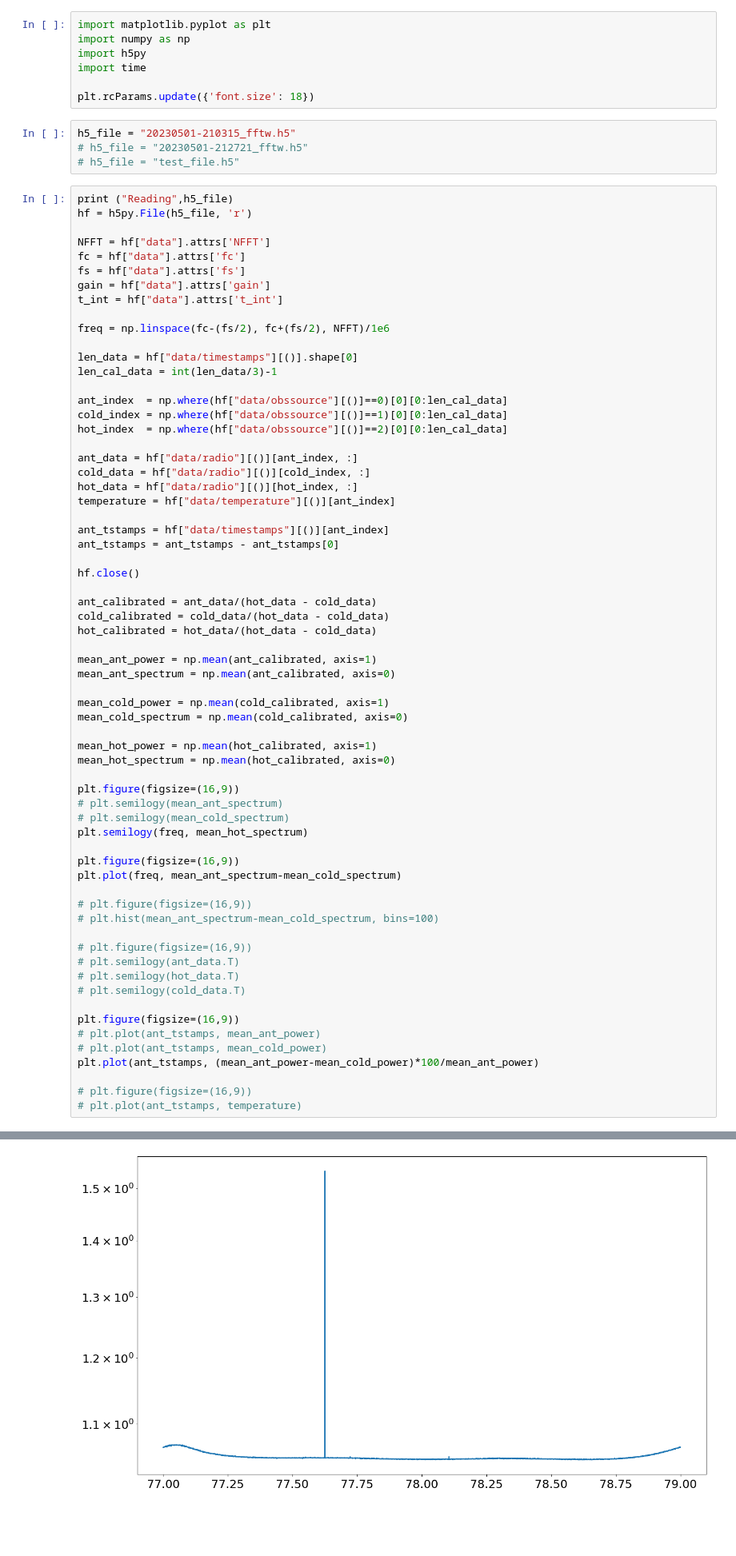
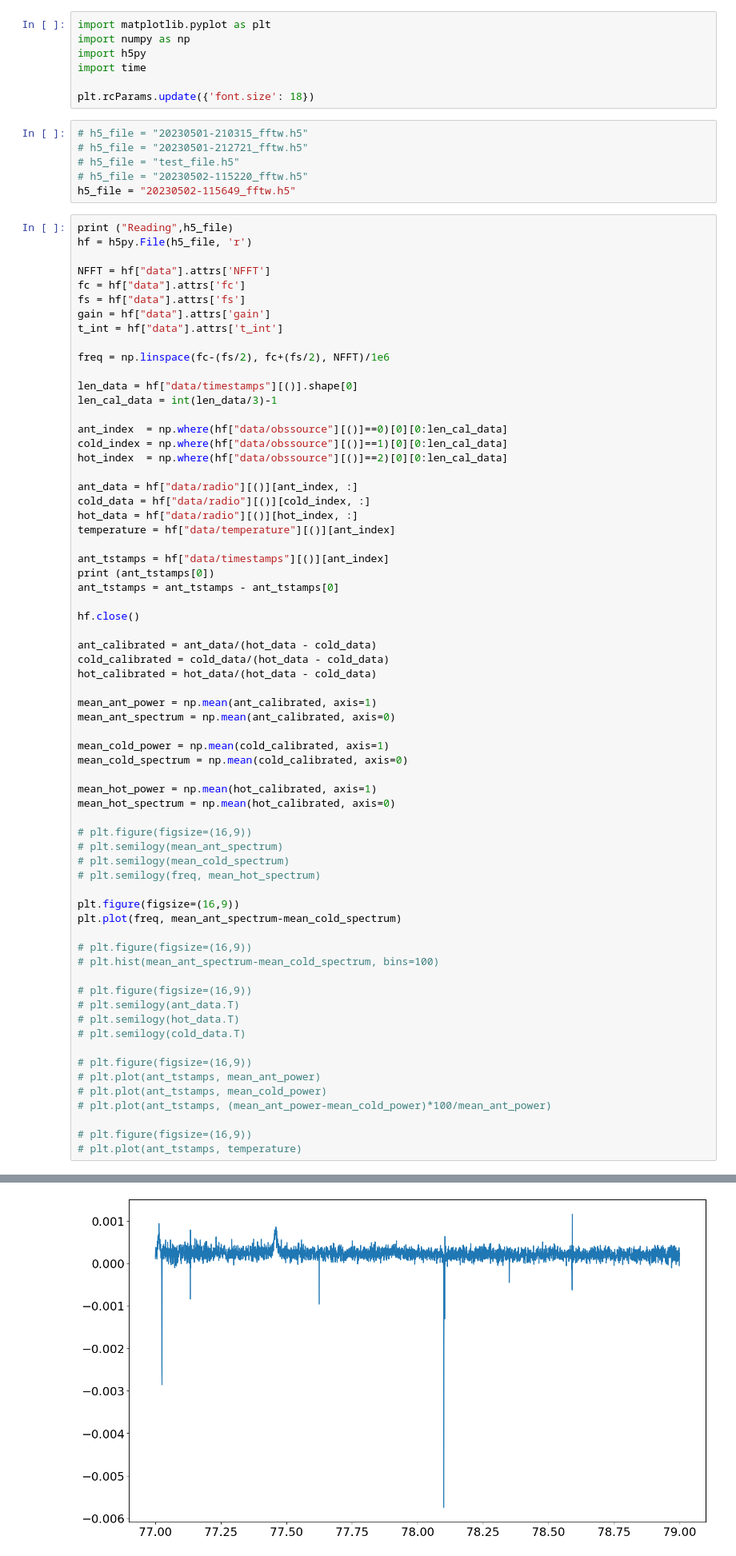
Before and after one commit to jnthek/amateur_astronomy, a Jupyter notebook: diy_radiometer/Test_hdf5_read.ipynb, the cells around one changed output, grey strips where cells are left out. Shown: that part at 80% size. Cells and saved outputs as stored; diff of their text form; blank space fills up the shorter version.

```diff
--- a/diy_radiometer/Test_hdf5_read.ipynb
+++ b/diy_radiometer/Test_hdf5_read.ipynb
@@ -6,9 +6,11 @@ import time
 
 plt.rcParams.update({'font.size': 18})
 # %%
-h5_file = "20230501-210315_fftw.h5"
+# h5_file = "20230501-210315_fftw.h5"
 # h5_file = "20230501-212721_fftw.h5"
 # h5_file = "test_file.h5"
+# h5_file = "20230502-115220_fftw.h5"
+h5_file = "20230502-115649_fftw.h5"
 # %%
 print ("Reading",h5_file)
 hf = h5py.File(h5_file, 'r')
@@ -34,6 +36,7 @@ hot_data = hf["data/radio"][()][hot_index, :]
 temperature = hf["data/temperature"][()][ant_index]
 
 ant_tstamps = hf["data/timestamps"][()][ant_index]
+print (ant_tstamps[0])
 ant_tstamps = ant_tstamps - ant_tstamps[0]
 
 hf.close()
@@ -51,10 +54,10 @@ mean_cold_spectrum = np.mean(cold_calibrated, axis=0)
 mean_hot_power = np.mean(hot_calibrated, axis=1)
 mean_hot_spectrum = np.mean(hot_calibrated, axis=0)
 
-plt.figure(figsize=(16,9))
+# plt.figure(figsize=(16,9))
 # plt.semilogy(mean_ant_spectrum)
 # plt.semilogy(mean_cold_spectrum)
-plt.semilogy(freq, mean_hot_spectrum)
+# plt.semilogy(freq, mean_hot_spectrum)
 
 plt.figure(figsize=(16,9))
 plt.plot(freq, mean_ant_spectrum-mean_cold_spectrum)
@@ -67,10 +70,10 @@ plt.plot(freq, mean_ant_spectrum-mean_cold_spectrum)
 # plt.semilogy(hot_data.T)
 # plt.semilogy(cold_data.T)
 
-plt.figure(figsize=(16,9))
+# plt.figure(figsize=(16,9))
 # plt.plot(ant_tstamps, mean_ant_power)
 # plt.plot(ant_tstamps, mean_cold_power)
-plt.plot(ant_tstamps, (mean_ant_power-mean_cold_power)*100/mean_ant_power)
+# plt.plot(ant_tstamps, (mean_ant_power-mean_cold_power)*100/mean_ant_power)
 
 # plt.figure(figsize=(16,9))
 # plt.plot(ant_tstamps, temperature)
@@ -79,2 +83,2 @@ Reading 20230501-210315_fftw.h5
 [<matplotlib.lines.Line2D at 0x...>]
-[figure, old version]
+[figure, new version]
```
Also changed, not shown: parts of 2 cells of this notebook.
